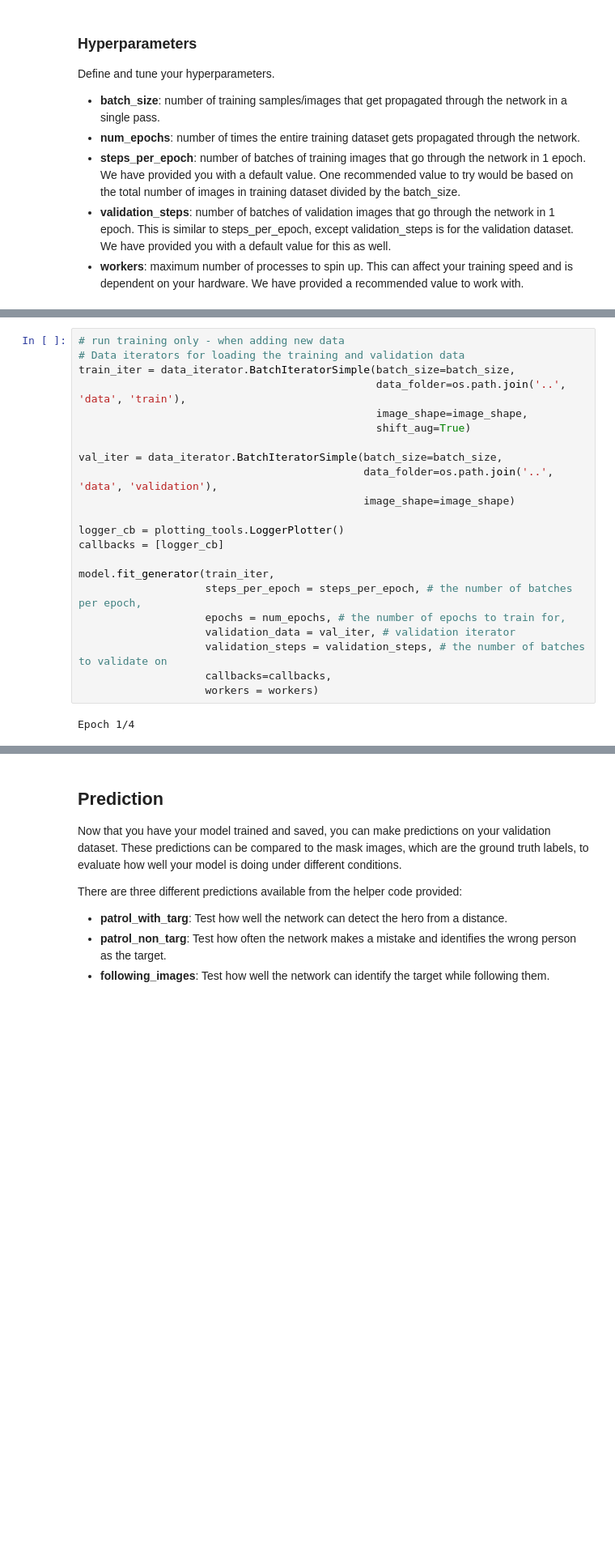
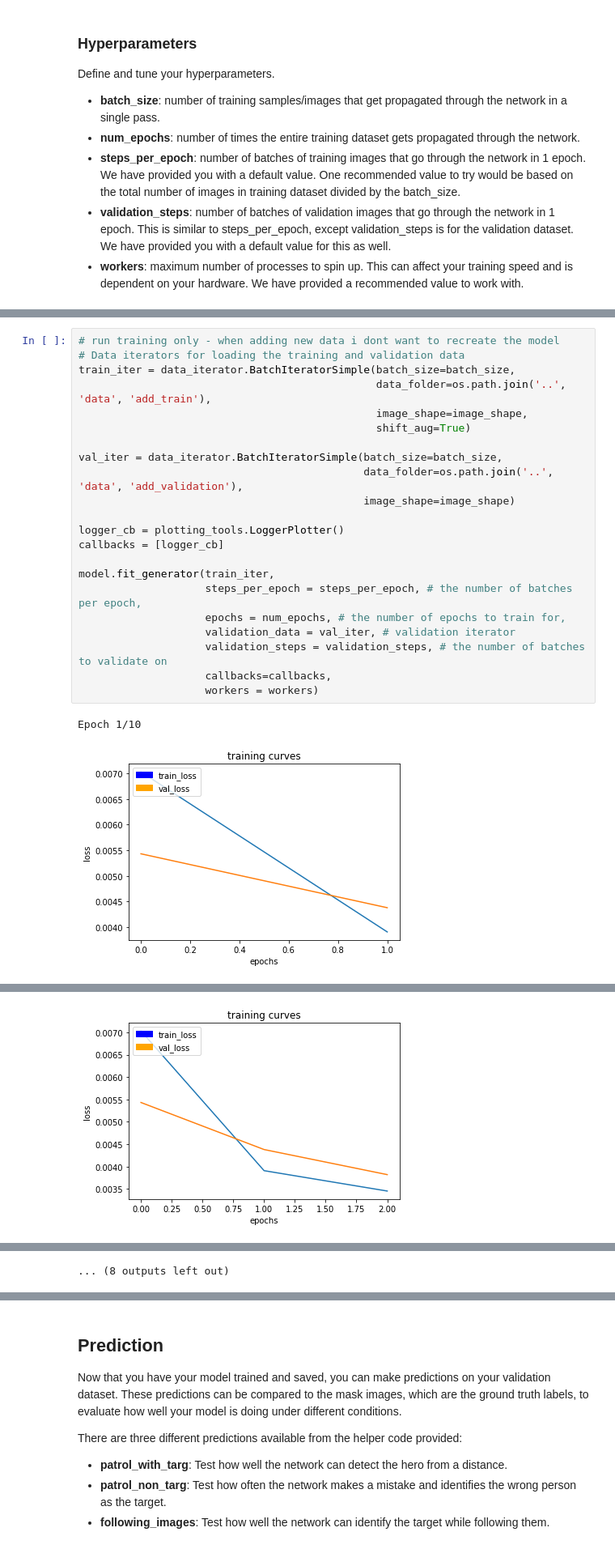
Before and after one commit to mnbf9rca/nd209, a Jupyter notebook: tensorflow_for_deep_learning/RoboND-DeepLearning-Project/code/model_training.ipynb, the cells around one changed output, grey strips where cells are left out. Shown at 81% size. Saved outputs shown, nothing was run; the diff lists cells and outputs as text; blank space fills up the shorter version.

```diff
--- a/tensorflow_for_deep_learning/RoboND-DeepLearning-Project/code/model_training.ipynb
+++ b/tensorflow_for_deep_learning/RoboND-DeepLearning-Project/code/model_training.ipynb
@@ -253,24 +257,25 @@ Epoch 6/10
 # %%
-# run training only - when adding new data
+# run training only - when adding new data i dont want to recreate the model
 # Data iterators for loading the training and validation data
 train_iter = data_iterator.BatchIteratorSimple(batch_size=batch_size,
-                                               data_folder=os.path.join('..', 'data', 'train'),
+                                               data_folder=os.path.join('..', 'data', 'add_train'),
                                                image_shape=image_shape,
                                                shift_aug=True)
 
 val_iter = data_iterator.BatchIteratorSimple(batch_size=batch_size,
-                                             data_folder=os.path.join('..', 'data', 'validation'),
+                                             data_folder=os.path.join('..', 'data', 'add_validation'),
                                              image_shape=image_shape)
 
 logger_cb = plotting_tools.LoggerPlotter()
 callbacks = [logger_cb]
 
 model.fit_generator(train_iter,
                     steps_per_epoch = steps_per_epoch, # the number of batches per epoch,
                     epochs = num_epochs, # the number of epochs to train for,
                     validation_data = val_iter, # validation iterator
                     validation_steps = validation_steps, # the number of batches to validate on
                     callbacks=callbacks,
                     workers = workers)
 # %% [output]
-Epoch 1/4
+Epoch 1/10
+[figure, added]
@@ -277,0 +284 @@ KeyboardInterrupt:
+[figure, added]
@@ -278,2 +297,3 @@ KeyboardInterrupt:
+... (8 outputs left out)
 # %%
 # Save your trained model weights
```
Also changed, not shown: parts of 17 cells of this notebook, 7 other files.
